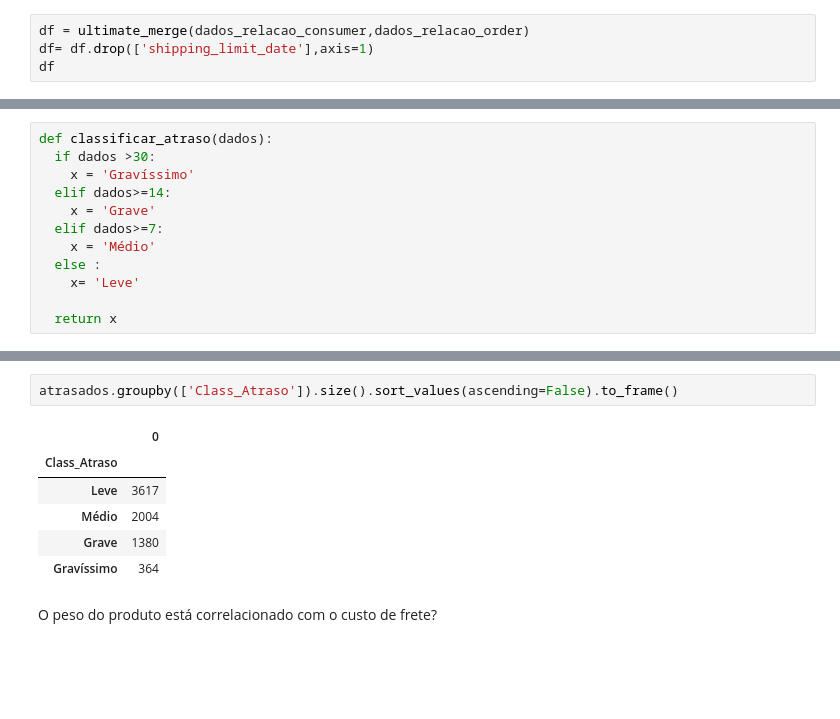
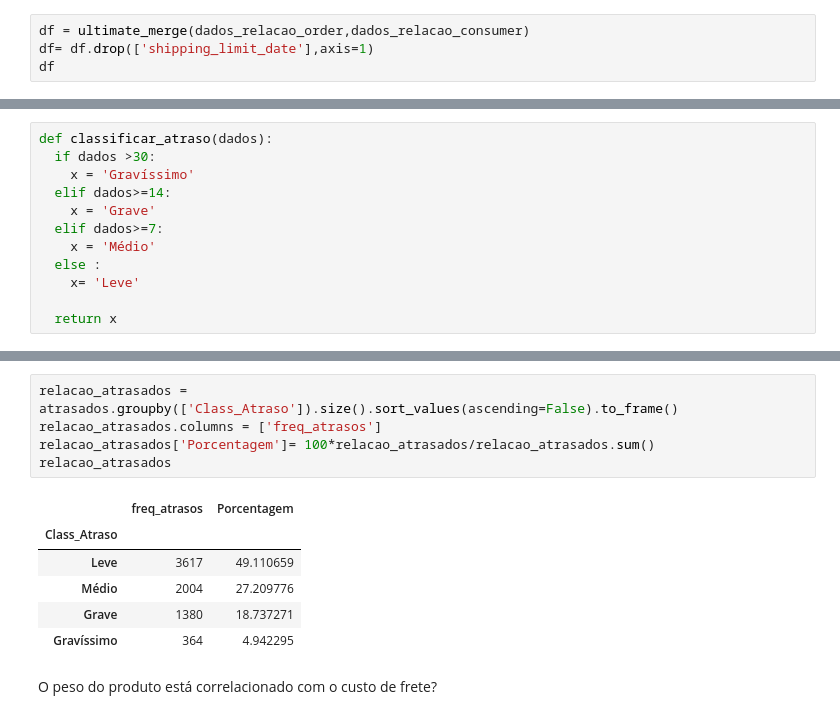
Before and after one commit to pablo-francisco/Exploratory-Data-Analysis-of-E-commerce-Brazil, a Jupyter notebook: olist_data_analysis.ipynb, the cells around one changed output, grey strips where cells are left out. Cells and saved outputs as stored; diff of their text form; blank space fills up the shorter version.

```diff
--- a/olist_data_analysis.ipynb
+++ b/olist_data_analysis.ipynb
@@ -49,7 +49,7 @@ def ultimate_merge(dados,dados_1):
   n_data = pd.merge(n_data, dados_1[1], on='product_id', how='inner')
   return n_data
 # %%
-df = ultimate_merge(dados_relacao_consumer,dados_relacao_order)
+df = ultimate_merge(dados_relacao_order,dados_relacao_consumer)
 df= df.drop(['shipping_limit_date'],axis=1)
 df
 # %% [output]
@@ -177,14 +175,17 @@ See the caveats in the documentation: https://pandas.pydata.org/pandas-docs/stab
 | 117317 | ffdd178654127ccf34a439e8704fecd9 | 16b4473e98422039c388f144a0b16f55 | 69.90 | 38.71 | credit_card | 5 | 108.61 | ... |
 7365 rows × 25 columns
 # %%
-atrasados.groupby(['Class_Atraso']).size().sort_values(ascending=False).to_frame()
+relacao_atrasados = atrasados.groupby(['Class_Atraso']).size().sort_values(ascending=False).to_frame()
+relacao_atrasados.columns = ['freq_atrasos']
+relacao_atrasados['Porcentagem']= 100*relacao_atrasados/relacao_atrasados.sum()
+relacao_atrasados
 # %% [output]
-|  | 0 |
-| Class_Atraso |  |
-| Leve | 3617 |
-| Médio | 2004 |
-| Grave | 1380 |
-| Gravíssimo | 364 |
+|  | freq_atrasos | Porcentagem |
+| Class_Atraso |  |  |
+| Leve | 3617 | 49.110659 |
+| Médio | 2004 | 27.209776 |
+| Grave | 1380 | 18.737271 |
+| Gravíssimo | 364 | 4.942295 |
 # %% [markdown]
 O peso do produto está correlacionado com o custo de frete?
 # %% [markdown]
```
Also changed, not shown: parts of 8 cells of this notebook.
